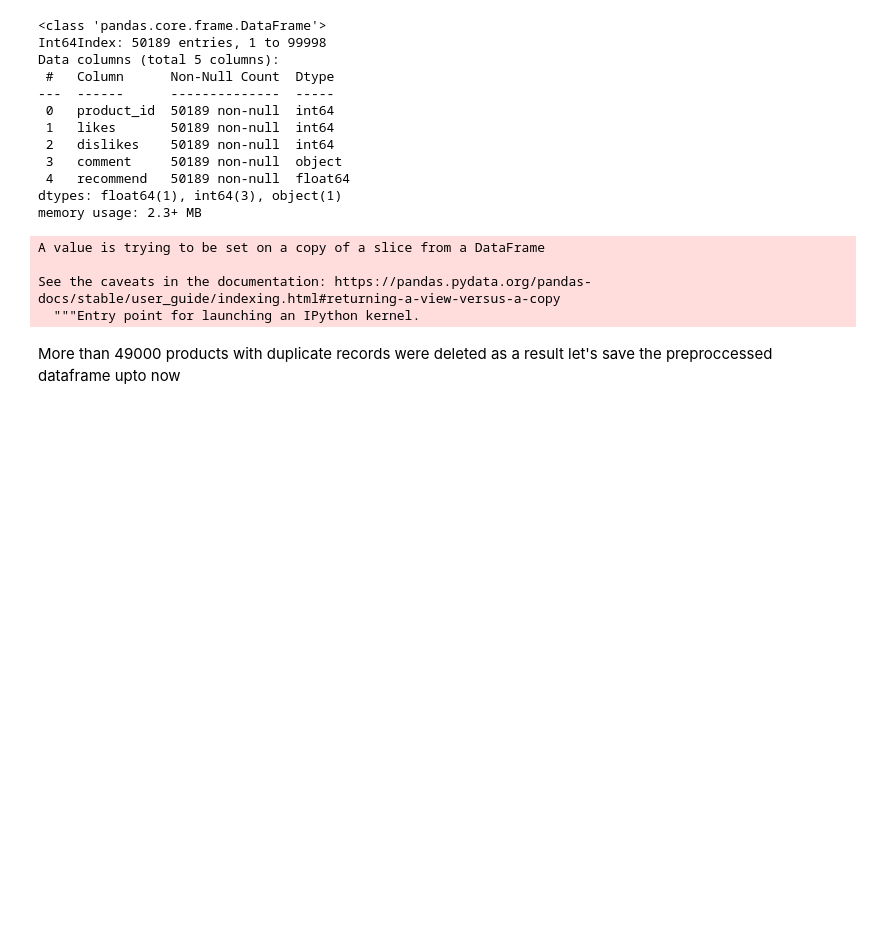
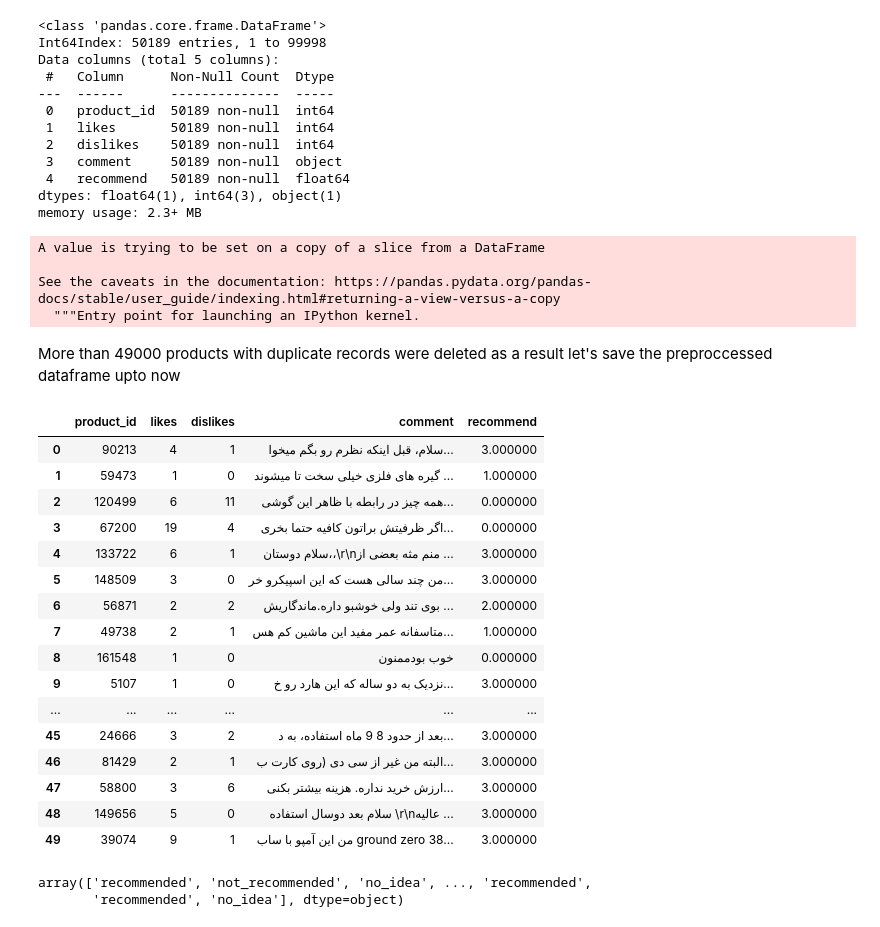
Before and after one commit to sulaimanbehzad/Clustering_according_to_item_popularity, a Jupyter notebook: clustering.ipynb, the cells around one changed output. Drawn from its saved outputs; the diff is of its cells as text; code cells hidden in the pictures; blank space fills up the shorter version.

Commit message:
inverse transformed and generated dummies

```diff
--- a/clustering.ipynb
+++ b/clustering.ipynb
@@ -292,4 +308,32 @@ See the caveats in the documentation: https://pandas.pydata.org/pandas-docs/stab
 More than 49000 products with duplicate records were deleted as a result
 let's save the preproccessed dataframe upto now
 # %%
-df1.to_csv('preprocessed_item_recomm.csv',index=False, encoding='utf-8-sig')
+# df1.to_csv('preprocessed_item_recomm.csv',index=False, encoding='utf-8-sig')
+prep_df.head(50)
+# %% [output]
+|  | product_id | likes | dislikes | comment | recommend |
+| 0 | 90213 | 4 | 1 | سلام، قبل اینکه نظرم رو بگم میخوا... | 3.000000 |
+| 1 | 59473 | 1 | 0 | گیره های فلزی خیلی سخت تا میشوند ... | 1.000000 |
+| 2 | 120499 | 6 | 11 | همه چیز در رابطه با ظاهر این گوشی... | 0.000000 |
+| 3 | 67200 | 19 | 4 | اگر ظرفیتش براتون کافیه حتما بخری... | 0.000000 |
+| 4 | 133722 | 6 | 1 | سلام دوستان،،\r\nمنم مثه بعضی از ... | 3.000000 |
+| 5 | 148509 | 3 | 0 | من چند سالی هست که این اسپیکرو خر... | 3.000000 |
+| 6 | 56871 | 2 | 2 | بوی تند ولی خوشبو داره.ماندگاریش ... | 2.000000 |
+| 7 | 49738 | 2 | 1 | متاسفانه عمر مفید این ماشین کم هس... | 1.000000 |
+| 8 | 161548 | 1 | 0 | خوب بودممنون | 0.000000 |
+| 9 | 5107 | 1 | 0 | نزدیک به دو ساله که این هارد رو خ... | 3.000000 |
+| ... | ... | ... | ... | ... | ... |
+| 45 | 24666 | 3 | 2 | بعد از حدود 8 9 ماه استفاده، به د... | 3.000000 |
+| 46 | 81429 | 2 | 1 | البته من غیر از سی دی (روی کارت ب... | 3.000000 |
+| 47 | 58800 | 3 | 6 | ارزش خرید نداره. هزینه بیشتر بکنی... | 3.000000 |
+| 48 | 149656 | 5 | 0 | سلام بعد دوسال استفاده \r\nعالیه ... | 3.000000 |
+| 49 | 39074 | 9 | 1 | من این آمپو با ساب ground zero 38... | 3.000000 |
+# %%
+prep_df = pd.read_csv('/content/drive/MyDrive/Clustering_according_to_item_popularity/preprocessed_item_recomm.csv')
+prep_df['recommend']=prep_df['recommend'].round()
+prep_df['recommend'] = pd.to_numeric(prep_df['recommend'], downcast='integer')
+inv_tr=le.inverse_transform(prep_df['recommend'])
+inv_tr
+# %% [output]
+array(['recommended', 'not_recommended', 'no_idea', ..., 'recommended',
+       'recommended', 'no_idea'], dtype=object)
```
Also changed, not shown: parts of 4 cells of this notebook.
